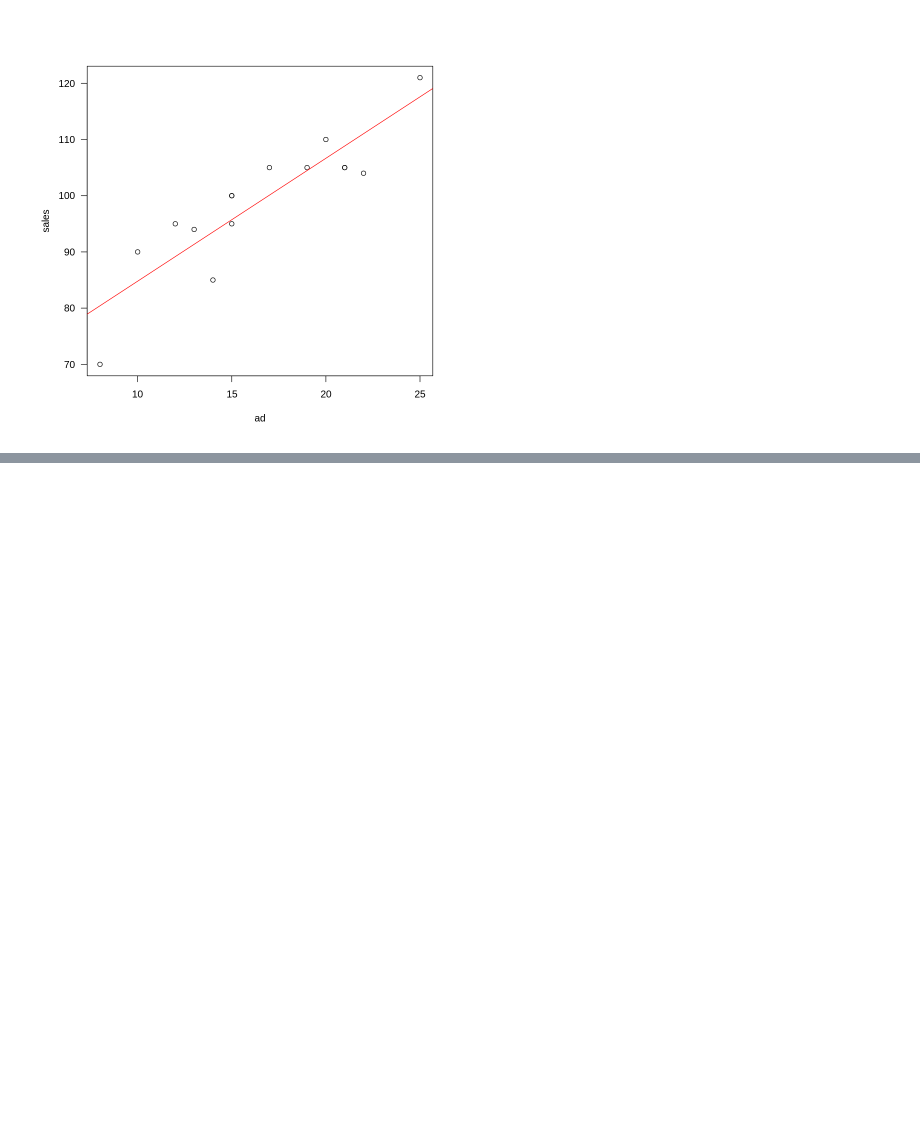
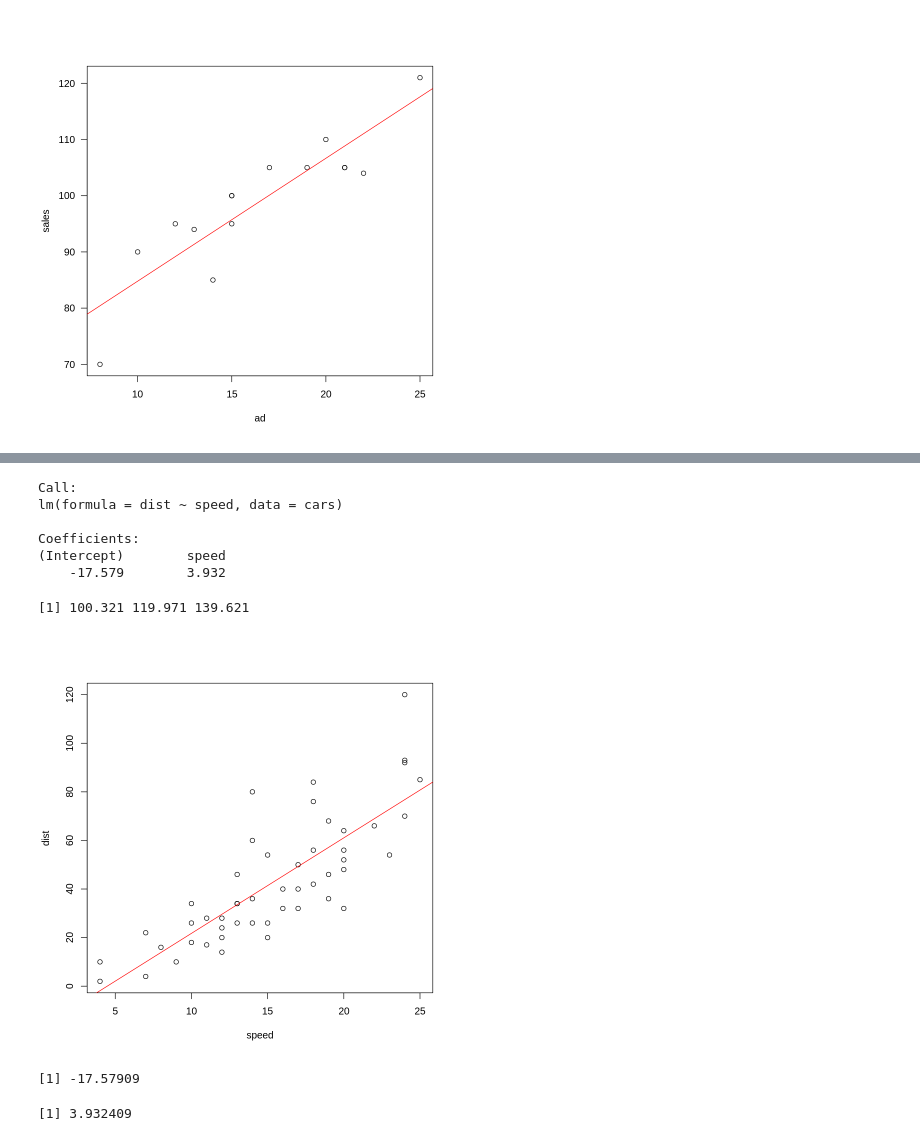
Before and after one commit to LesNEIGE/r_stastics, a Jupyter notebook: 16regression.ipynb, the cells around one changed output, grey strips where cells are left out. Cells and saved outputs as stored; diff of their text form; code cells hidden in the pictures; blank space fills up the shorter version.

```diff
--- a/16regression.ipynb
+++ b/16regression.ipynb
@@ -33,0 +63,15 @@ abline(lm(sales~ad), col = 'red')
+# %%
+plot(cars)
+lm(dist~speed, cars)
+abline(lm(dist~speed, cars), col = 'red')
+x = c(30, 35,40)
+-17.579 + 3.93*x
+# %% [output]
+Call:
+lm(formula = dist ~ speed, data = cars)
+
+Coefficients:
+(Intercept)        speed
+    -17.579        3.932
+[1] 100.321 119.971 139.621
+[figure, added]
@@ -33,0 +83,10 @@ abline(lm(sales~ad), col = 'red')
+# %%
+s <- cars$speed
+d <- cars$dist
+b <- cor(s, d) * (sd(d) / sd(s))
+a <- mean(d) - b*mean(s)
+a
+b
+# %% [output]
+[1] -17.57909
+[1] 3.932409
```
Also changed, not shown: parts of 29 cells of this notebook.
